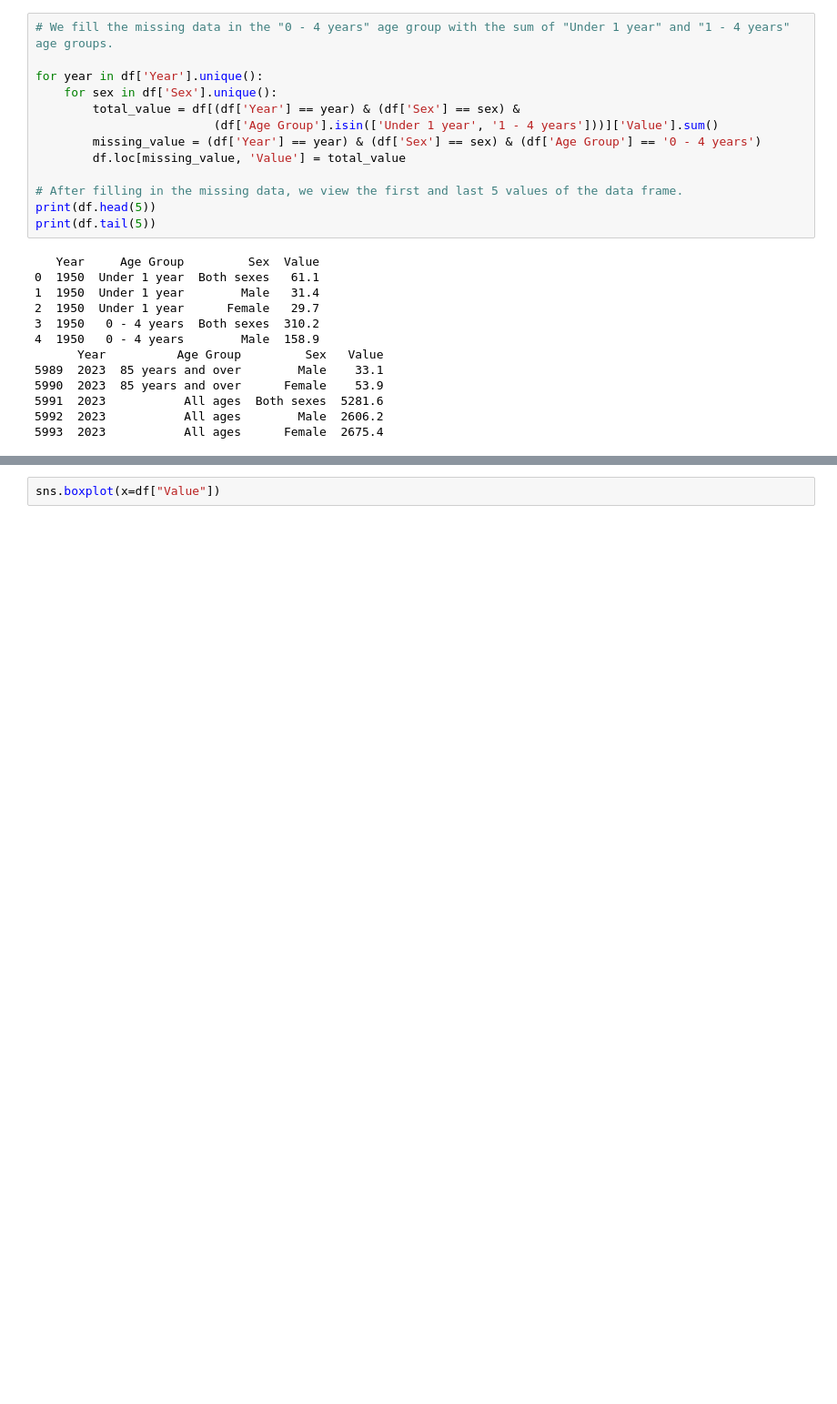
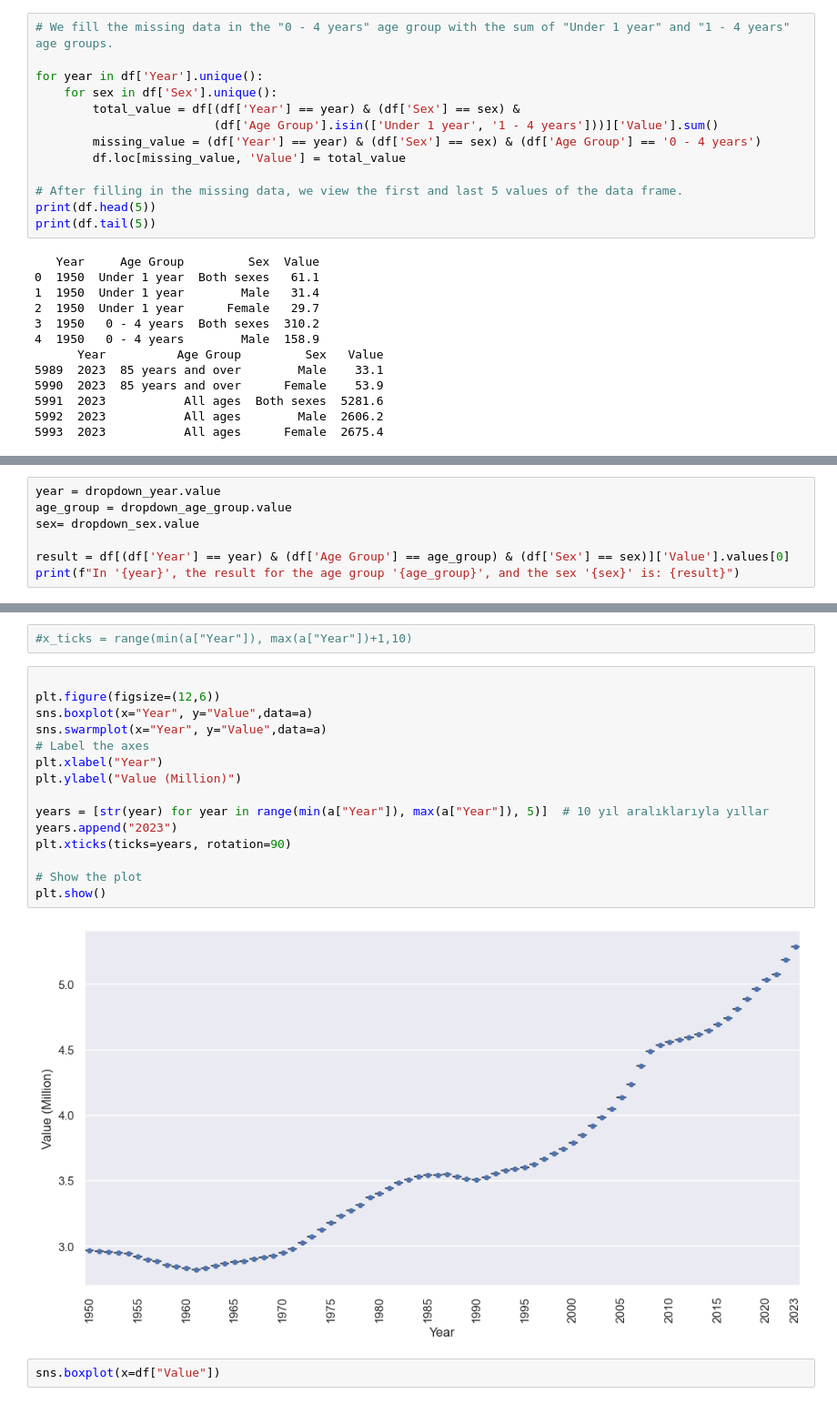
Before and after one commit to TunahanINCE/Population-in-Ireland, a Jupyter notebook: CA-1.ipynb, the cells around one changed output, grey strips where cells are left out. Shown at 91% size. Cells and saved outputs as stored; diff of their text form; blank space fills up the shorter version.

```diff
--- a/CA-1.ipynb
+++ b/CA-1.ipynb
@@ -392,0 +271,7 @@ year_1950.head(27)
+# %%
+year = dropdown_year.value
+age_group = dropdown_age_group.value
+sex= dropdown_sex.value
+
+result = df[(df['Year'] == year) & (df['Age Group'] == age_group) & (df['Sex'] == sex)]['Value'].values[0]
+print(f"In '{year}', the result for the age group '{age_group}', and the sex '{sex}' is: {result}")
@@ -425,3 +385,22 @@ dtype: int64
+# %%
+#x_ticks = range(min(a["Year"]), max(a["Year"])+1,10)
+# %%
+
+plt.figure(figsize=(12,6))
+sns.boxplot(x="Year", y="Value",data=a)
+sns.swarmplot(x="Year", y="Value",data=a)
+# Label the axes
+plt.xlabel("Year")
+plt.ylabel("Value (Million)")
+
+years = [str(year) for year in range(min(a["Year"]), max(a["Year"]), 5)]  # 10 yıl aralıklarıyla yıllar
+years.append("2023")
+plt.xticks(ticks=years, rotation=90)
+
+# Show the plot
+plt.show()
+# %% [output]
+[figure, added]
 # %%
 sns.boxplot(x=df["Value"])
 # %% [output]
```
Also changed, not shown: parts of 77 cells of this notebook.
